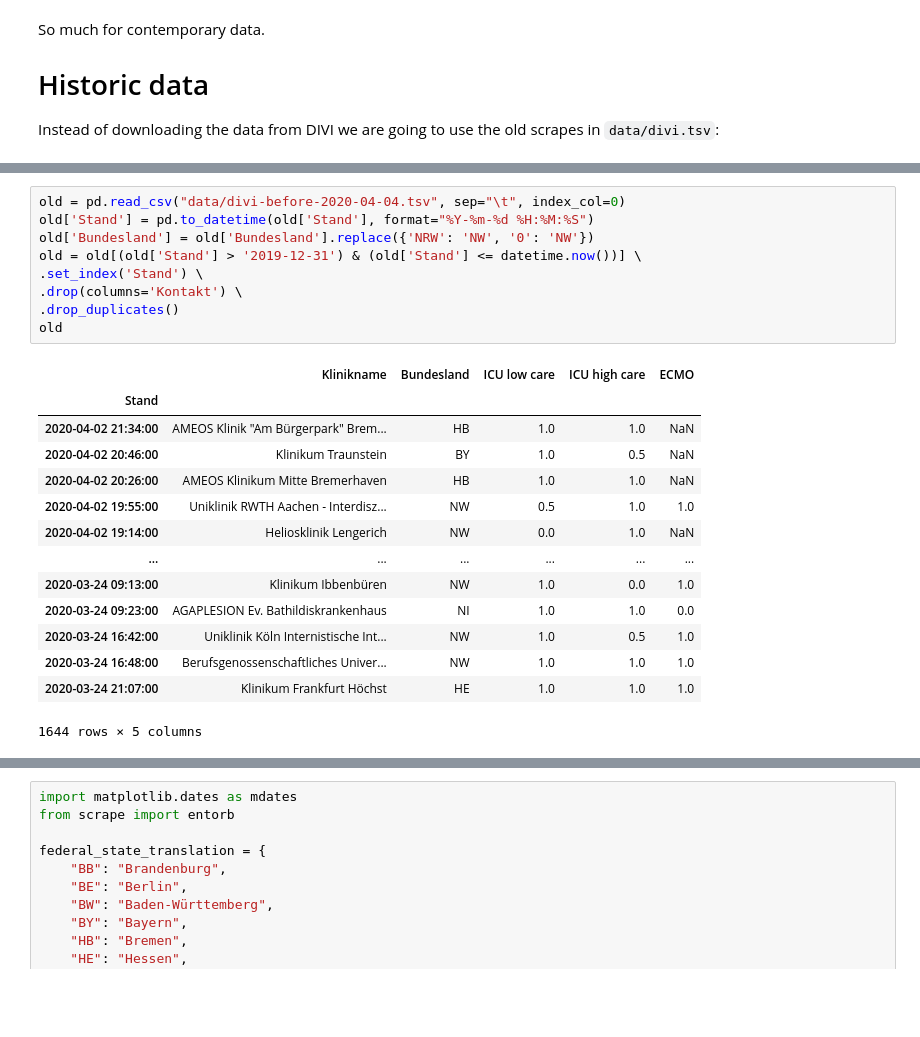
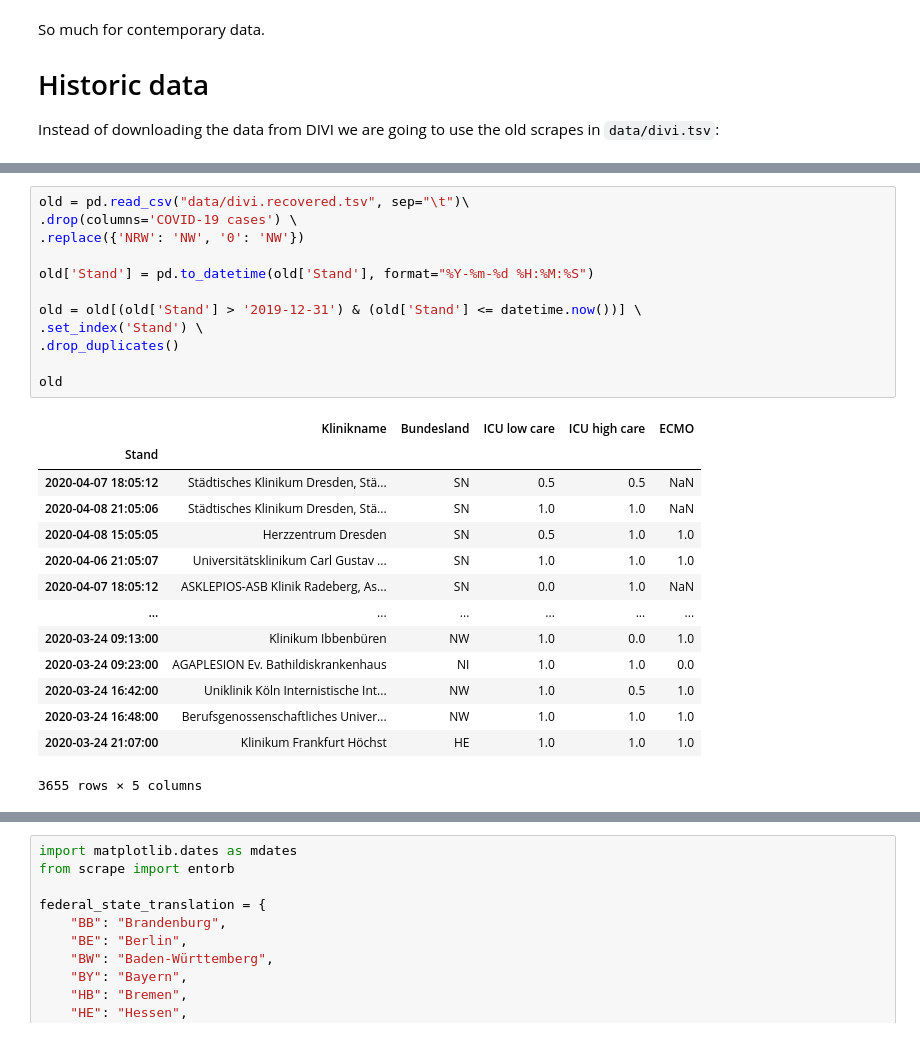
Before and after one commit to pschwede/covid19plots, a Jupyter notebook: scrape_divi.ipynb, the cells around one changed output, grey strips where cells are left out. Drawn from its saved outputs; the diff is of its cells as text; blank space fills up the shorter version.

```diff
--- a/scrape_divi.ipynb
+++ b/scrape_divi.ipynb
@@ -151,27 +151,30 @@ df
 # %%
-old = pd.read_csv("data/divi-before-2020-04-04.tsv", sep="\t", index_col=0)
+old = pd.read_csv("data/divi.recovered.tsv", sep="\t")\
+.drop(columns='COVID-19 cases') \
+.replace({'NRW': 'NW', '0': 'NW'})
+
 old['Stand'] = pd.to_datetime(old['Stand'], format="%Y-%m-%d %H:%M:%S")
-old['Bundesland'] = old['Bundesland'].replace({'NRW': 'NW', '0': 'NW'})
+
 old = old[(old['Stand'] > '2019-12-31') & (old['Stand'] <= datetime.now())] \
 .set_index('Stand') \
-.drop(columns='Kontakt') \
 .drop_duplicates()
+
 old
 # %% [output]
 |  | Klinikname | Bundesland | ICU low care | ICU high care | ECMO |
 | Stand |  |  |  |  |  |
-| 2020-04-02 21:34:00 | AMEOS Klinik "Am Bürgerpark" Brem... | HB | 1.0 | 1.0 | NaN |
-| 2020-04-02 20:46:00 | Klinikum Traunstein | BY | 1.0 | 0.5 | NaN |
-| 2020-04-02 20:26:00 | AMEOS Klinikum Mitte Bremerhaven | HB | 1.0 | 1.0 | NaN |
-| 2020-04-02 19:55:00 | Uniklinik RWTH Aachen - Interdisz... | NW | 0.5 | 1.0 | 1.0 |
-| 2020-04-02 19:14:00 | Heliosklinik Lengerich | NW | 0.0 | 1.0 | NaN |
+| 2020-04-07 18:05:12 | Städtisches Klinikum Dresden, Stä... | SN | 0.5 | 0.5 | NaN |
+| 2020-04-08 21:05:06 | Städtisches Klinikum Dresden, Stä... | SN | 1.0 | 1.0 | NaN |
+| 2020-04-08 15:05:05 | Herzzentrum Dresden | SN | 0.5 | 1.0 | 1.0 |
+| 2020-04-06 21:05:07 | Universitätsklinikum Carl Gustav ... | SN | 1.0 | 1.0 | 1.0 |
+| 2020-04-07 18:05:12 | ASKLEPIOS-ASB Klinik Radeberg, As... | SN | 0.0 | 1.0 | NaN |
 | ... | ... | ... | ... | ... | ... |
 | 2020-03-24 09:13:00 | Klinikum Ibbenbüren | NW | 1.0 | 0.0 | 1.0 |
 | 2020-03-24 09:23:00 | AGAPLESION Ev. Bathildiskrankenhaus | NI | 1.0 | 1.0 | 0.0 |
 | 2020-03-24 16:42:00 | Uniklinik Köln Internistische Int... | NW | 1.0 | 0.5 | 1.0 |
 | 2020-03-24 16:48:00 | Berufsgenossenschaftliches Univer... | NW | 1.0 | 1.0 | 1.0 |
 | 2020-03-24 21:07:00 | Klinikum Frankfurt Höchst | HE | 1.0 | 1.0 | 1.0 |
-1644 rows × 5 columns
+3655 rows × 5 columns
 # %%
 df = df.append(old).sort_index().drop_duplicates()
 df.shape, old.shape
```
Also changed, not shown: parts of 9 cells of this notebook.
